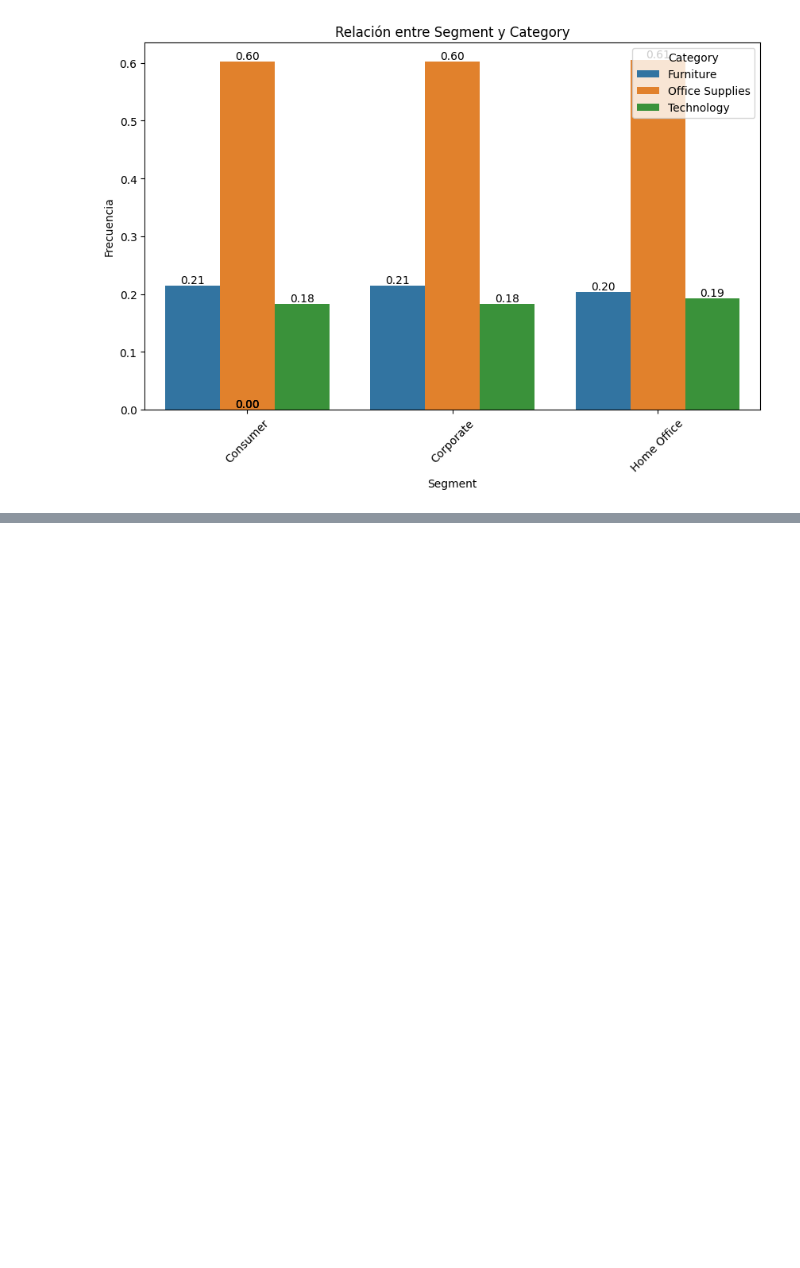
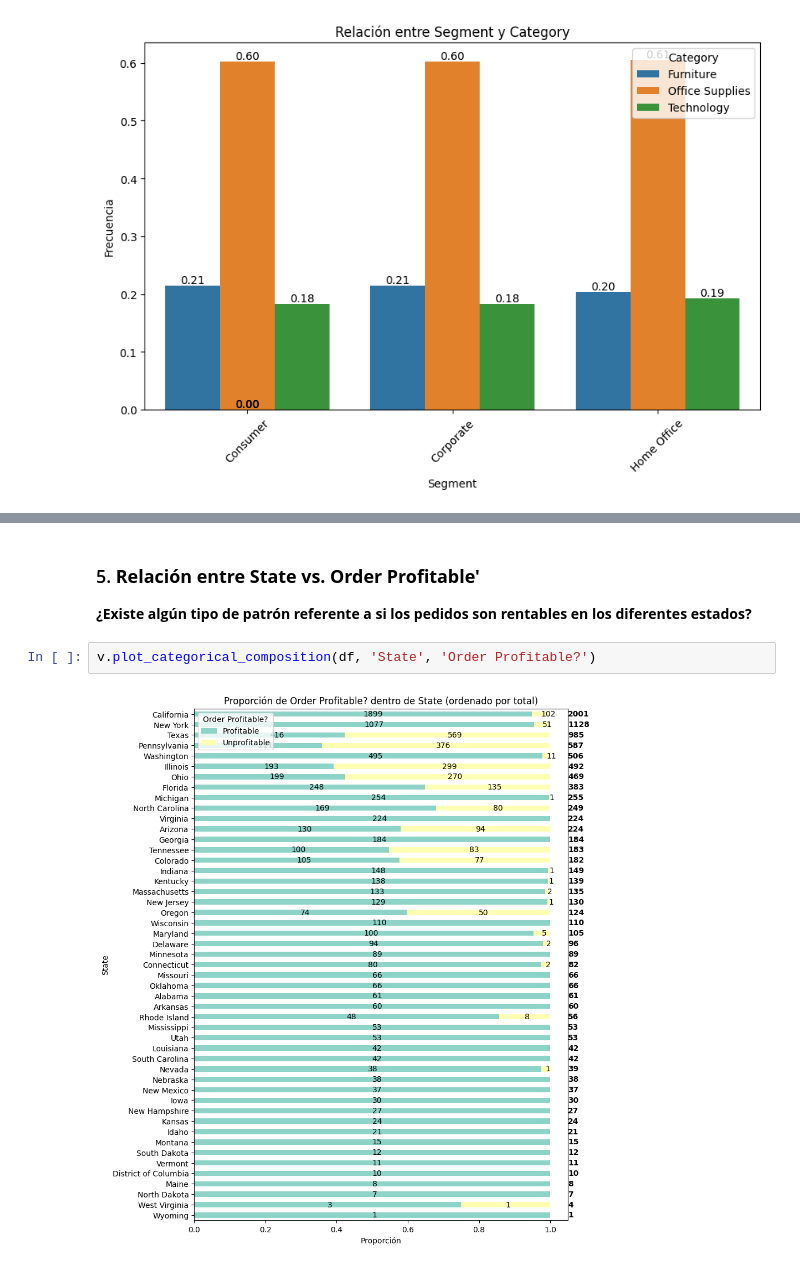
Before and after one commit to JaimeInchaurraga/03_EDA_Superstore_23, a Jupyter notebook: notebooks/02_multivariate_data_analysis.ipynb, the cells around one changed output, grey strips where cells are left out. Cells and saved outputs as stored; diff of their text form; blank space fills up the shorter version.

```diff
--- a/notebooks/02_multivariate_data_analysis.ipynb
+++ b/notebooks/02_multivariate_data_analysis.ipynb
@@ -102,0 +190,8 @@ v.plot_categorical_relationship_fin(df,"Segment","Category",relative_freq = True
+# %% [markdown]
+### 5. **Relación entre State vs. Order Profitable'**
+
+**¿Existe algún tipo de patrón referente a si los pedidos son rentables en los diferentes estados?**
+# %%
+v.plot_categorical_composition(df, 'State', 'Order Profitable?')
+# %% [output]
+[figure, added]
```
Also changed, not shown: parts of 20 cells of this notebook, 3 other files.
